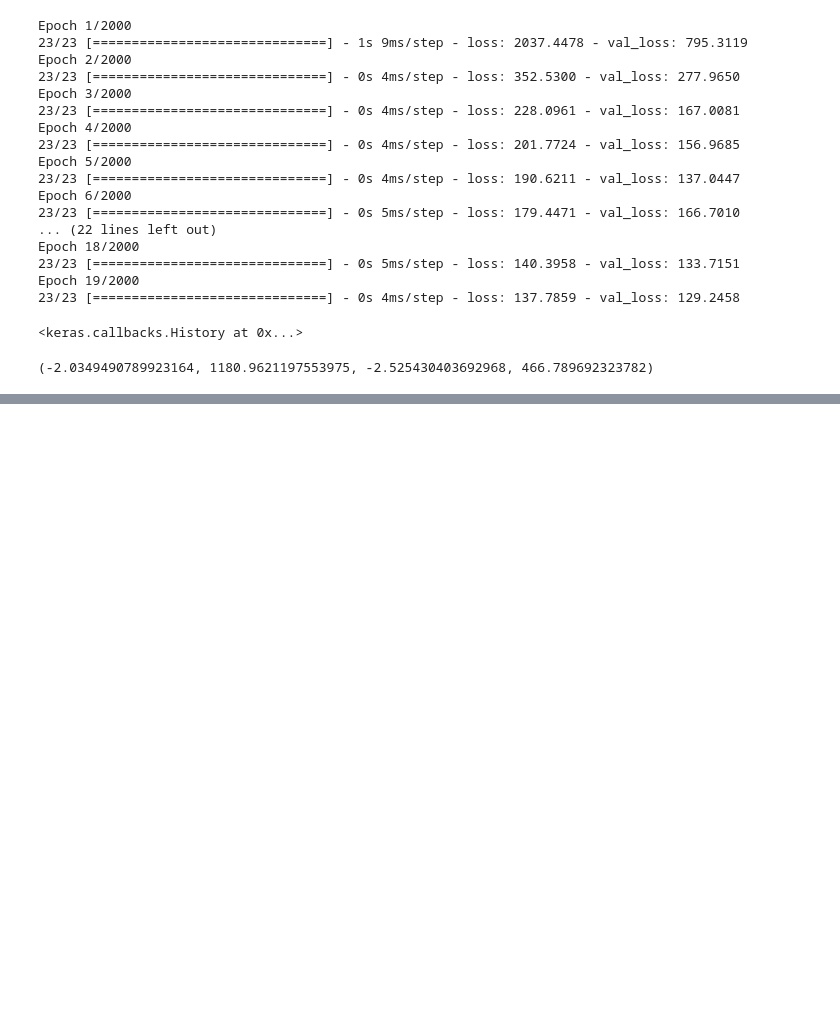
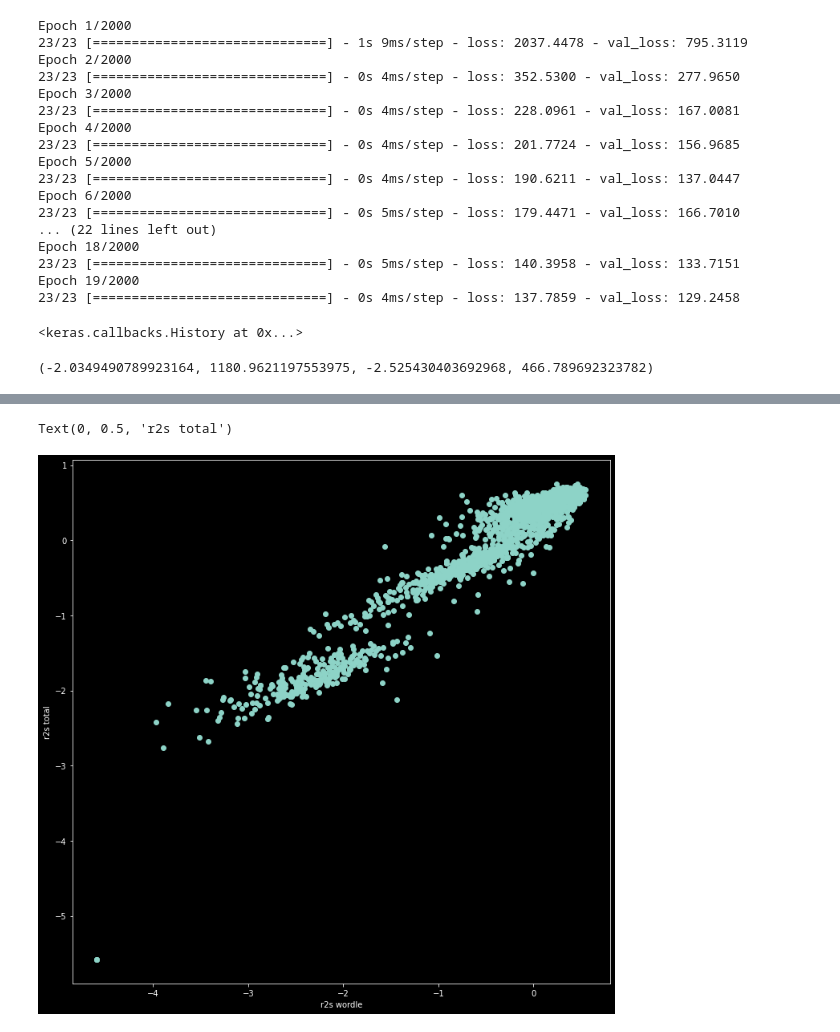
Before and after one commit to dtersegno/capstone, a Jupyter notebook: model/4_models.ipynb, the cells around one changed output, grey strips where cells are left out. Saved outputs shown, nothing was run; the diff lists cells and outputs as text; code cells hidden in the pictures; blank space fills up the shorter version.

```diff
--- a/model/4_models.ipynb
+++ b/model/4_models.ipynb
@@ -424,0 +454,8 @@ INFO:tensorflow:Assets written to: ./saved_models/NN_2_0_10_20_12_25_10\assets
+# %%
+plt.figure(figsize = (12,12))
+plt.scatter(r2s_wordle, r2s_total)
+plt.xlabel('r2s wordle')
+plt.ylabel('r2s total')
+# %% [output]
+Text(0, 0.5, 'r2s total')
+[figure, added]
```
Also changed, not shown: parts of 10 cells of this notebook, 1 other file.
